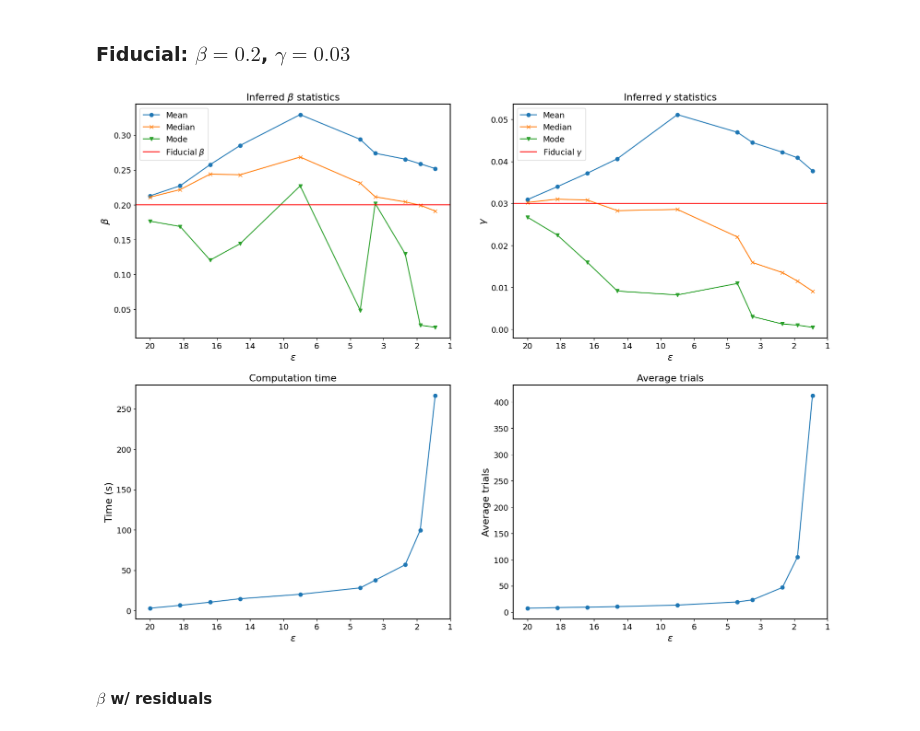
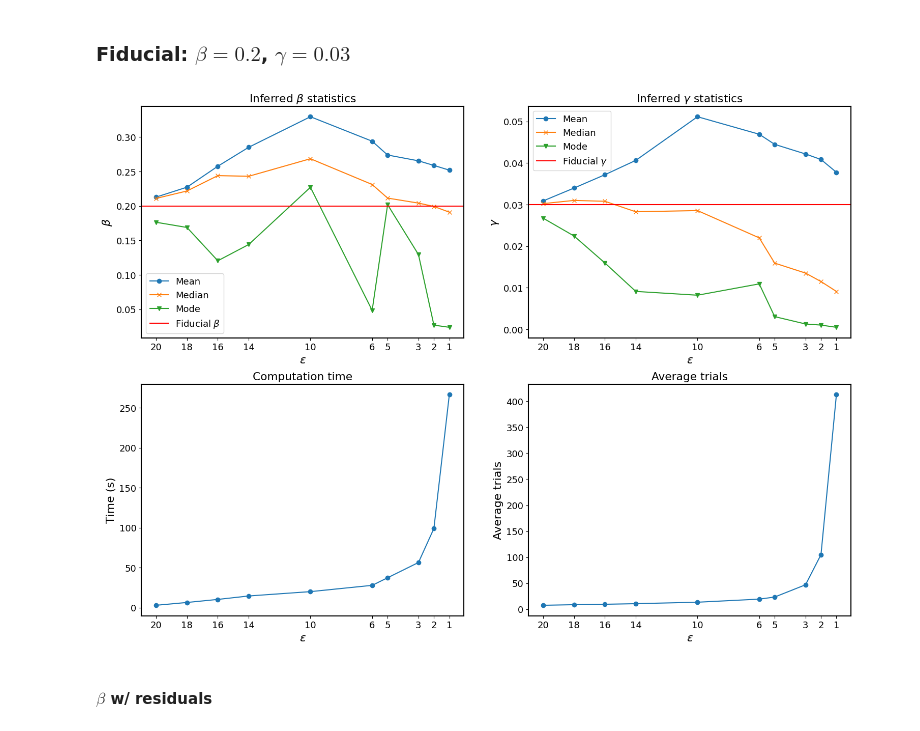
Before and after one commit to Berto70/abc_sir, a Jupyter notebook: py_code/abc_test.ipynb, the cells around one changed output. Cells and saved outputs as stored; diff of their text form; code cells hidden in the pictures.

```diff
--- a/py_code/abc_test.ipynb
+++ b/py_code/abc_test.ipynb
@@ -340,8 +341,6 @@ plt.plot(0.2, 0.03, 'X', color='red')
 # %% [markdown]
 ### Fiducial: $\beta=0.2$, $\gamma=0.03$
 # %%
-path = './C/abc_data/'
-
 data_01_n = pd.read_csv(path + 'abc_10k_02003_01.csv')
 data_02_n = pd.read_csv(path + 'abc_10k_02003_02.csv')
 data_03_n = pd.read_csv(path + 'abc_10k_02003_03.csv')
@@ -388,8 +387,9 @@ mode_betas_n = np.array(mode_betas_n)
 mode_gammas_n = np.array(mode_gammas_n)
 # %%
 eps_list = [20, 18, 16, 14, 10, 6, 5, 3, 2, 1]
-x_ticks_pos = np.linspace(20, 0, len(eps_list))
-fig, ax = plt.subplots(2,2, figsize=(20, 15))
+# x_ticks_pos = np.linspace(20, 0, len(eps_list))
+x_ticks_pos = [20, 18, 16, 14, 10, 6, 5, 3, 2, 1]
+fig, ax = plt.subplots(2,2, figsize=(18, 13))
 
 ax[0,0].plot(eps_list, mean_betas_n, '-o', label='Mean')
 ax[0,0].plot(eps_list, median_betas_n, '-x', label='Median')
@@ -404,34 +404,34 @@ ax[0,0].set_xticks(x_ticks_pos, eps_list)
 ax[0,0].legend()
 
 ax[0,1].plot(eps_list, mean_gammas_n, '-o', label='Mean')
 ax[0,1].plot(eps_list, median_gammas_n, '-x', label='Median')
 ax[0,1].plot(eps_list, mode_gammas_n, '-v', label='Mode')
 ax[0,1].axhline(0.03, color='red', label=r'Fiducial $\gamma$')
 ax[0,1].set_xlabel(r'$\varepsilon$')
 ax[0,1].set_ylabel(r'$\gamma$')
 ax[0,1].set_title(r'Inferred $\gamma$ statistics')
 ax[0,1].invert_xaxis()
 ax[0,1].set_xticks(x_ticks_pos, eps_list)
 # ax[0,1].set_ylim(0.0065, 0.0##365)
 ax[0,1].legend()
 
 ax[1,0].plot(data_iter_n['eps'], data_iter_n['time'], '-o')
 ax[1,0].set_xlabel(r'$\varepsilon$')
 ax[1,0].set_ylabel(r'Time (s)')
 ax[1,0].set_title(r'Computation time')
 ax[1,0].invert_xaxis()
 ax[1,0].set_xticks(x_ticks_pos, eps_list)
 
 ax[1,1].plot(data_iter_n['eps'], data_iter_n['avg_trial'], '-o')
 ax[1,1].set_xlabel(r'$\varepsilon$')
 ax[1,1].set_ylabel(r'Average trials')
 ax[1,1].set_title(r'Average trials')
 ax[1,1].invert_xaxis()
 ax[1,1].set_xticks(x_ticks_pos, eps_list)
 
 plt.show()
 # %% [output]
-[figure, old version]
+[figure, new version]
 # %% [markdown]
 #### $\beta$ w/ residuals
 # %%
```
Also changed, not shown: parts of 20 cells of this notebook.
